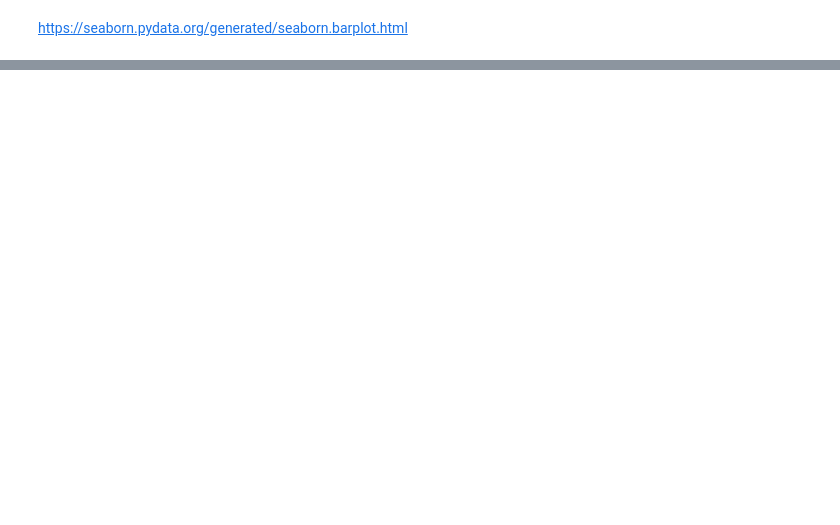
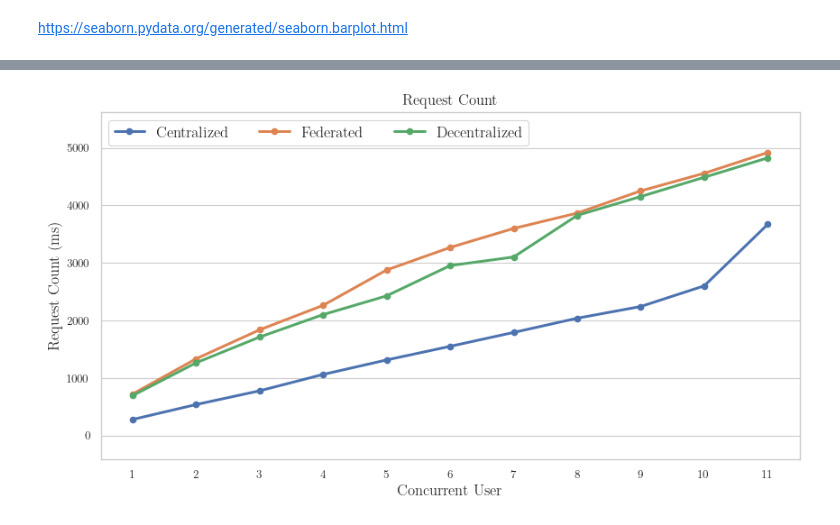
Before and after one commit to nightmare224/edge-cloud-continuum-openfaas, a Jupyter notebook: experiment/analysis/response_time.ipynb, the cells around one changed output, grey strips where cells are left out. Cells and saved outputs as stored; diff of their text form; code cells hidden in the pictures; blank space fills up the shorter version.

```diff
--- a/experiment/analysis/response_time.ipynb
+++ b/experiment/analysis/response_time.ipynb
@@ -72,0 +116,24 @@ sns.pointplot(
+# %%
+def get_invocation_dataframe():
+    dirpath = f"{BASEPATH}/{PATTERN}/{ENTRY}/{ARRIVAL}/{FUNCTION_NAME}"
+#     target_col_name = ["Total Average Response Time", "Total Min Response Time", "Total Max Response Time"]
+    target_col_name = ["Request Count"]
+#     target_col_name = ["Total Max Response Time"]
+    user_count_list = [i for i in range(USER_START, USER_END + 1)]
+    df_plot_resptime = pd.DataFrame(columns = ["Request Count", "User Count"])
+    for user_cnt in user_count_list:
+        for arch in ARCH_LIST:
+            df = pd.read_csv(f"{dirpath}/{arch.lower()}/case{user_cnt}_stats.csv")
+            df = df[target_col_name].iloc[[-1],:]
+            df.index = ["Request Count"]
+            df = df.transpose().reset_index(drop = True)
+            df["User Count"] = user_cnt
+            df["Architecture"] = arch
+            df_plot_resptime = pd.concat((df_plot_resptime, df))
+    return df_plot_resptime
+# %%
+df = get_invocation_dataframe()
+# %%
+plot_resptime_dataframe_line(df, y_name = "Request Count")
+# %% [output]
+[figure, added]
```
Also changed, not shown: parts of 10 cells of this notebook, 2 other files.
